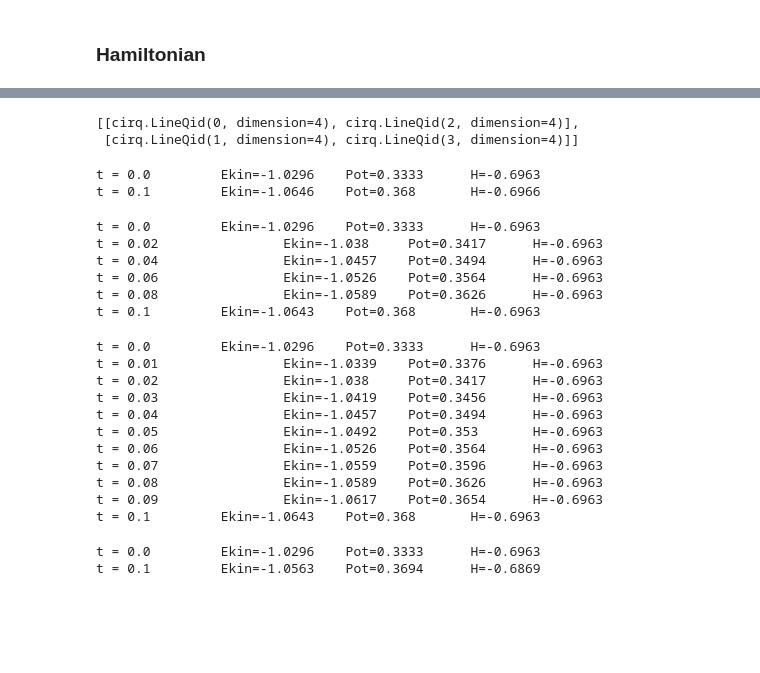
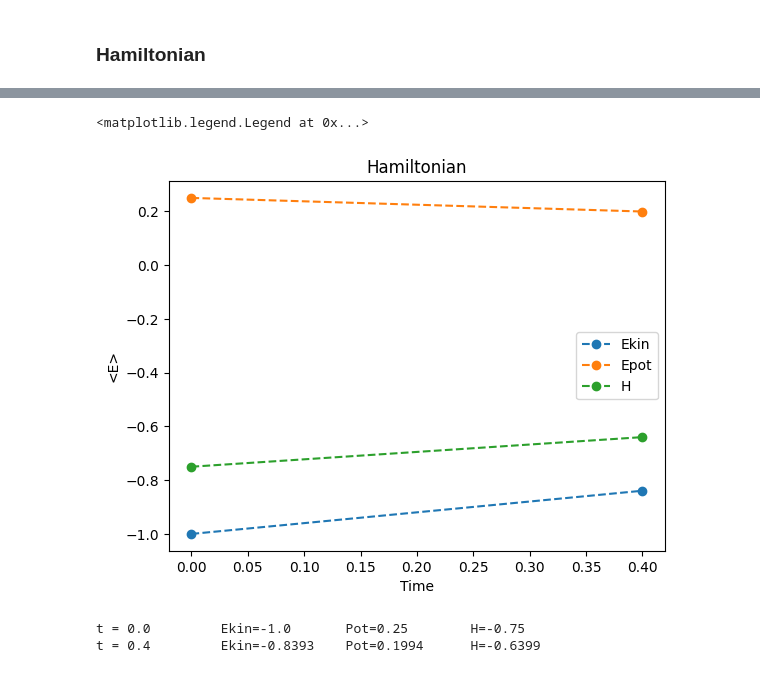
Before and after one commit to rodolfocarobene/qudit_simulations, a Jupyter notebook: notebooks/tv_model.ipynb, the cells around one changed output, grey strips where cells are left out. Drawn from its saved outputs; the diff is of its cells as text; code cells hidden in the pictures; blank space fills up the shorter version.

```diff
--- a/notebooks/tv_model.ipynb
+++ b/notebooks/tv_model.ipynb
@@ -619,54 +177,31 @@ plt.legend()
-# %%
-y_hop_couples
-# %% [output]
-[[cirq.LineQid(0, dimension=4), cirq.LineQid(2, dimension=4)],
- [cirq.LineQid(1, dimension=4), cirq.LineQid(3, dimension=4)]]
+# %%
+ekin = []
+epot = []
+
+for state in results:
+    ham_k, ham_p = compute_state_exp_hamiltonian(qudits, state, T, V)
+    ekin.append(ham_k)
+    epot.append(ham_p)
+
+ekin = np.array(ekin)
+epot = np.array(epot)
+
+plt.plot(temps, ekin, "o--", label="Ekin")
+plt.plot(temps, epot, "o--", label="Epot")
+plt.plot(temps, ekin+epot, "o--", label="H")
+
+plt.title("Hamiltonian")
+plt.xlabel("Time")
+plt.ylabel("<E>")
+plt.legend()
+# %% [output]
+<matplotlib.legend.Legend at 0x...>
+[figure, added]
 # %%
 # num_steps = 1
-
 N = 4
 for idx, t in enumerate(temps):
-    print(f"t = {t:.2}\t\tEkin={np.round(ekin[idx], N)}\tPot={np.round(epot[idx], N)}\tH={np.round(ekin[idx]+epot[idx], N)}")
+    print(f"t = {t:.4}\t\tEkin={np.round(ekin[idx], N)}\tPot={np.round(epot[idx], N)}\tH={np.round(ekin[idx]+epot[idx], N)}")
 # %% [output]
-t = 0.0         Ekin=-1.0296    Pot=0.3333      H=-0.6963
-t = 0.1         Ekin=-1.0646    Pot=0.368       H=-0.6966
+t = 0.0         Ekin=-1.0       Pot=0.25        H=-0.75
+t = 0.4         Ekin=-0.8393    Pot=0.1994      H=-0.6399
-# %%
-# num_steps = 5
-
-N = 4
-for idx, t in enumerate(temps):
-    print(f"t = {t:.2}\t\tEkin={np.round(ekin[idx], N)}\tPot={np.round(epot[idx], N)}\tH={np.round(ekin[idx]+epot[idx], N)}")
-# %% [output]
-t = 0.0         Ekin=-1.0296    Pot=0.3333      H=-0.6963
-t = 0.02                Ekin=-1.038     Pot=0.3417      H=-0.6963
-t = 0.04                Ekin=-1.0457    Pot=0.3494      H=-0.6963
-t = 0.06                Ekin=-1.0526    Pot=0.3564      H=-0.6963
-t = 0.08                Ekin=-1.0589    Pot=0.3626      H=-0.6963
-t = 0.1         Ekin=-1.0643    Pot=0.368       H=-0.6963
-# %%
-# num_steps = 10
-
-N = 4
-for idx, t in enumerate(temps):
-    print(f"t = {t:.2}\t\tEkin={np.round(ekin[idx], N)}\tPot={np.round(epot[idx], N)}\tH={np.round(ekin[idx]+epot[idx], N)}")
-# %% [output]
-t = 0.0         Ekin=-1.0296    Pot=0.3333      H=-0.6963
-t = 0.01                Ekin=-1.0339    Pot=0.3376      H=-0.6963
-t = 0.02                Ekin=-1.038     Pot=0.3417      H=-0.6963
-t = 0.03                Ekin=-1.0419    Pot=0.3456      H=-0.6963
-t = 0.04                Ekin=-1.0457    Pot=0.3494      H=-0.6963
-t = 0.05                Ekin=-1.0492    Pot=0.353       H=-0.6963
-t = 0.06                Ekin=-1.0526    Pot=0.3564      H=-0.6963
-t = 0.07                Ekin=-1.0559    Pot=0.3596      H=-0.6963
-t = 0.08                Ekin=-1.0589    Pot=0.3626      H=-0.6963
-t = 0.09                Ekin=-1.0617    Pot=0.3654      H=-0.6963
-t = 0.1         Ekin=-1.0643    Pot=0.368       H=-0.6963
-# %%
-# num_steps = 1
-
-N = 4
-for idx, t in enumerate(temps):
-    print(f"t = {t:.2}\t\tEkin={np.round(ekin[idx], N)}\tPot={np.round(epot[idx], N)}\tH={np.round(ekin[idx]+epot[idx], N)}")
-# %% [output]
-t = 0.0         Ekin=-1.0296    Pot=0.3333      H=-0.6963
-t = 0.1         Ekin=-1.0563    Pot=0.3694      H=-0.6869
```
Also changed, not shown: parts of 53 cells of this notebook, 7 other files.
